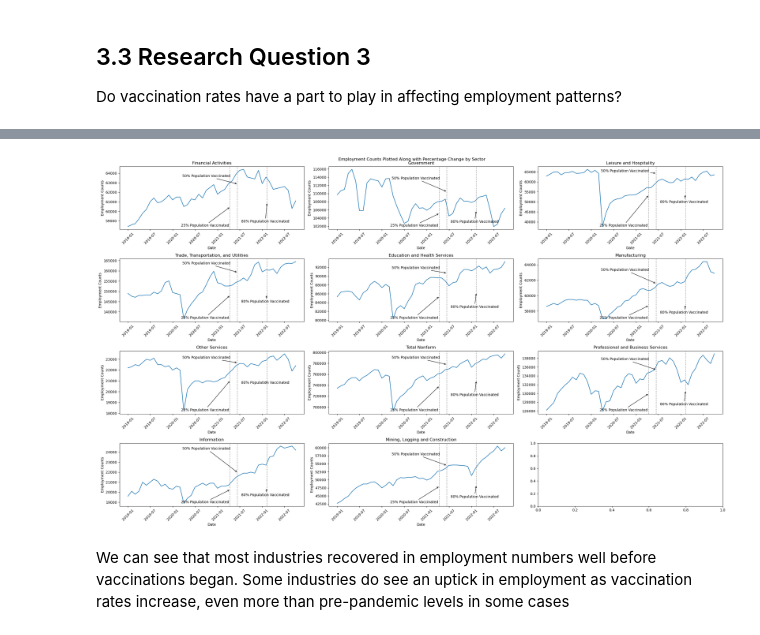
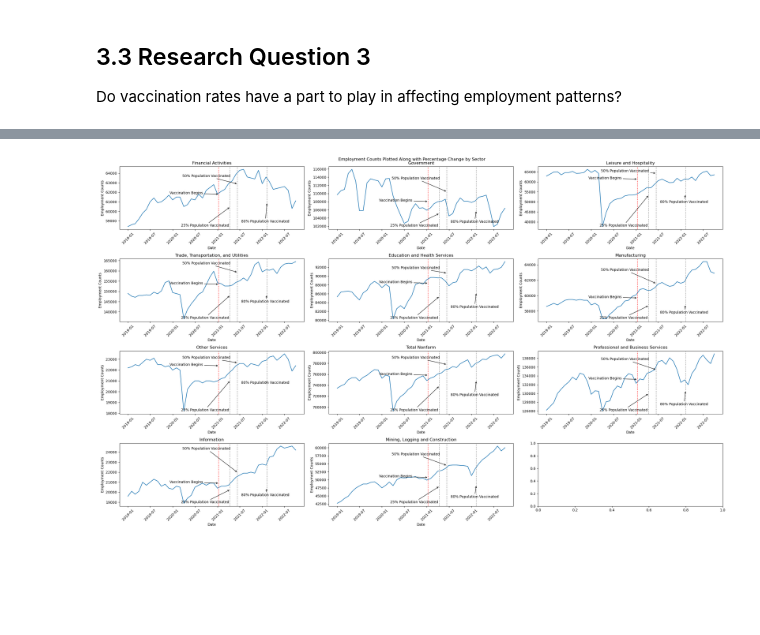
Before and after one commit to hbaghar/covid-analysis-data-512, a Jupyter notebook: Part_2_Analysis_Extension.ipynb, the cells around one changed output, grey strips where cells are left out. Saved outputs shown, nothing was run; the diff lists cells and outputs as text; code cells hidden in the pictures; blank space fills up the shorter version.

```diff
--- a/Part_2_Analysis_Extension.ipynb
+++ b/Part_2_Analysis_Extension.ipynb
@@ -266,7 +266,7 @@ for i, sector in enumerate(employment_df['Sector'].unique()):
 
 How have income and employment growth patterns changed post-pandemic?
 # %%
-g = sns.FacetGrid(age_income_df, col="Label (Grouping)", col_wrap=3, height=2, aspect=1.5)
+g = sns.FacetGrid(age_income_df, col="Label (Grouping)", col_wrap=2, height=2, aspect=1.5)
 g.map(sns.lineplot, "Year", "Median Income")
 # Add a title to the figure
 g.fig.suptitle('Median Income over Time by Race')
@@ -306,8 +308,10 @@ We extract vaccination rates over time. Specifically, we note the start of the p
 # %%
+vax_min_date = covid_vaccination[covid_vaccination["Series_Complete_18PlusPop_Pct"]>0]["Date"].min()
 vax_25_date = covid_vaccination[covid_vaccination["Series_Complete_18PlusPop_Pct"]>=25]["Date"].min()
 vax_50_date = covid_vaccination[covid_vaccination["Series_Complete_18PlusPop_Pct"]>=50]["Date"].min()
-vax_70_date = covid_vaccination[covid_vaccination["Series_Complete_18PlusPop_Pct"]>=80]["Date"].min()
+vax_80_date = covid_vaccination[covid_vaccination["Series_Complete_18PlusPop_Pct"]>=80]["Date"].min()
+print(f"Vaccination started on {vax_min_date}")
 print(f"25% of the population was fully vaccinated on {vax_25_date}")
 print(f"50% of the population was fully vaccinated on {vax_50_date}")
-print(f"70% of the population was fully vaccinated on {vax_70_date}")
+print(f"80% of the population was fully vaccinated on {vax_80_date}")
 # %% [output]
@@ -317,38 +322,37 @@ print(f"70% of the population was fully vaccinated on {vax_70_date}")
 # %%
 # Create 12 subplots, one for each sector
 fig, axes = plt.subplots(4, 3, figsize=(25, 15))
 fig.suptitle('Employment Counts Plotted Along with Percentage Change by Sector')
 for i, sector in enumerate(employment_df['Sector'].unique()):
     ax = axes[i//3, i%3]
     data = employment_df[employment_df['Sector']==sector]
     sns.lineplot(data=data, x='Date', y='Employment', ax=ax)
     ax.set_title(sector)
     ax.set_xlabel('Date')
     ax.set_ylabel('Employment Counts')
-    # ax.axvline(x=pd.to_datetime('2020-01-01'), ls=":", c=".5")
-    # # Annotate the line with start of pandemic
-    # ax.annotate('Start of Pandemic', xy=(pd.to_datetime('2020-01-01'), data["Employment"].quantile(0.15)),\
-    #      xytext=(pd.to_datetime('2019-01-01'), data["Employment"].min()), rotation=0,
-    #      arrowprops=dict(arrowstyle="->"))
+    # Add line denoting beginning of vaccination
+    ax.axvline(x=vax_min_date, ls=":", c="red")
+    # Annotate the line with start of vaccination
+    ax.annotate('Vaccination Begins', xy=(vax_min_date, data["Employment"].quantile(0.5)),\
+            xytext=(vax_min_date-timedelta(days=400), data["Employment"].quantile(0.5)), rotation=0,
+            arrowprops=dict(arrowstyle="->"))
     ax.axvline(x=vax_25_date, ls=":", c=".5")
     # Annotate the line with 25% of the population vaccinated
     ax.annotate('25% Population Vaccinated', xy=(vax_25_date, data["Employment"].quantile(0.15)),\
             xytext=(vax_25_date-timedelta(days=400), data["Employment"].min()), rotation=0,
             arrowprops=dict(arrowstyle="->"))
     ax.axvline(x=vax_50_date, ls=":", c=".5")
     # Annotate the line with 50% of the population vaccinated
     ax.annotate('50% Population Vaccinated', xy=(vax_50_date, data["Employment"].quantile(0.75)),\
         xytext=(vax_50_date-timedelta(days=450), data["Employment"].quantile(0.9)), rotation=0,
         arrowprops=dict(arrowstyle="->"))
-    ax.axvline(x=vax_70_date, ls=":", c=".5")
+    ax.axvline(x=vax_80_date, ls=":", c=".5")
     # Annotate the line with 70% of the population vaccinated
-    ax.annotate('80% Population Vaccinated', xy=(vax_70_date, data["Employment"].quantile(0.2)),\
-        xytext=(vax_70_date-timedelta(days=210), data["Employment"].quantile(0.05)), rotation=0,
+    ax.annotate('80% Population Vaccinated', xy=(vax_80_date, data["Employment"].quantile(0.2)),\
+        xytext=(vax_80_date-timedelta(days=210), data["Employment"].quantile(0.05)), rotation=0,
         arrowprops=dict(arrowstyle="->"))
     ax.tick_params(axis='x', rotation=45)
     # Add more space between the subplots
     fig.tight_layout()
 # %% [output]
-[figure, old version]
+[figure, new version]
-# %% [markdown]
-We can see that most industries recovered in employment numbers well before vaccinations began. Some industries do see an uptick in employment as vaccination rates increase, even more than pre-pandemic levels in some cases
```
Also changed, not shown: parts of 14 cells of this notebook.
